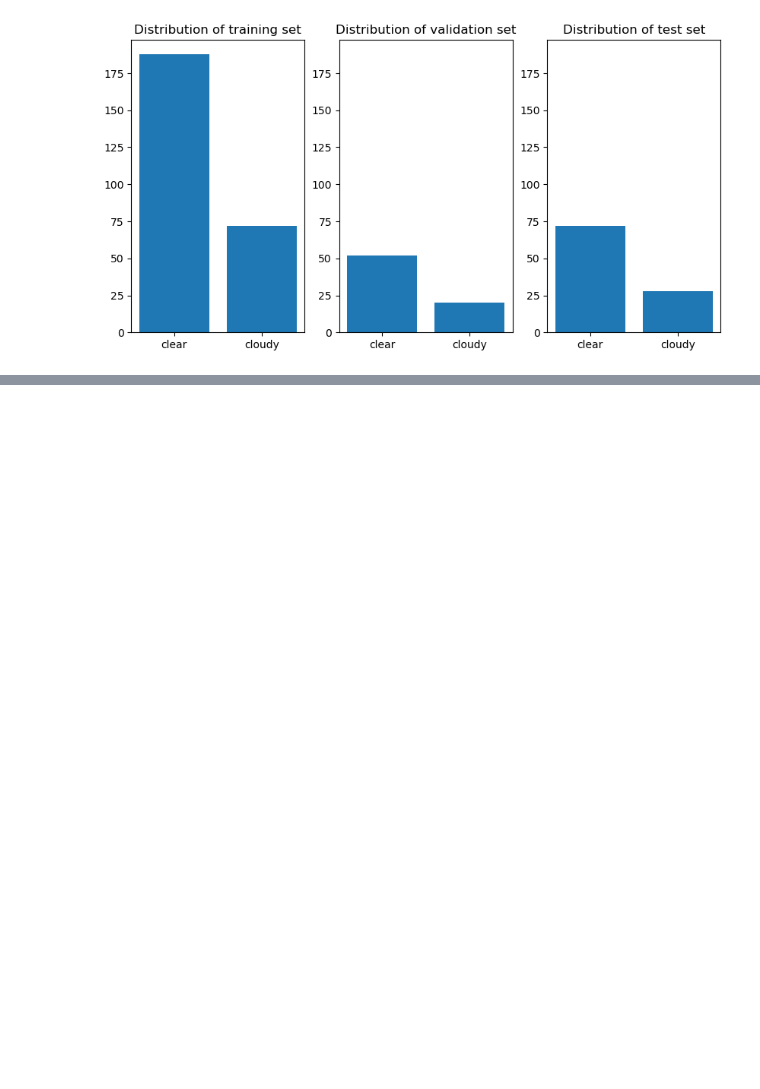
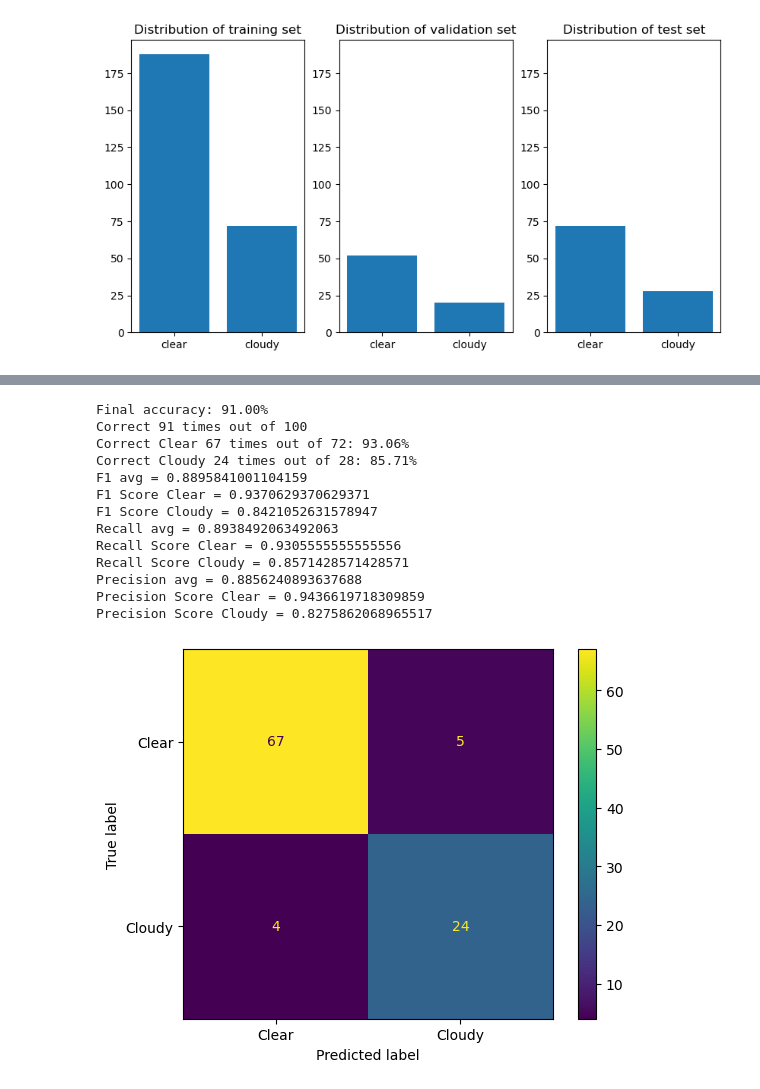
Before and after one commit to Kyrne/D7046E-Project, a Jupyter notebook: test.ipynb, the cells around one changed output, grey strips where cells are left out. Drawn from its saved outputs; the diff is of its cells as text; code cells hidden in the pictures; blank space fills up the shorter version.

Commit message:
best model MLP

```diff
--- a/test.ipynb
+++ b/test.ipynb
@@ -166,0 +167,20 @@ lowest loss for validation set: 0.033259914670553475, with an accuracy of 0.8611
+# %%
+# testing
+testNetwork = torch.load("best_model.pt")
+
+utils.test_model(testNetwork, test_loader=test_loader, sigmoid=True, cnn=False)
+# %% [output]
+Final accuracy: 91.00%
+Correct 91 times out of 100
+Correct Clear 67 times out of 72: 93.06%
+Correct Cloudy 24 times out of 28: 85.71%
+F1 avg = 0.8895841001104159
+F1 Score Clear = 0.9370629370629371
+F1 Score Cloudy = 0.8421052631578947
+Recall avg = 0.8938492063492063
+Recall Score Clear = 0.9305555555555556
+Recall Score Cloudy = 0.8571428571428571
+Precision avg = 0.8856240893637688
+Precision Score Clear = 0.9436619718309859
+Precision Score Cloudy = 0.8275862068965517
+[figure, added]
```
Also changed, not shown: parts of 1 cell of this notebook, 1 other file.
